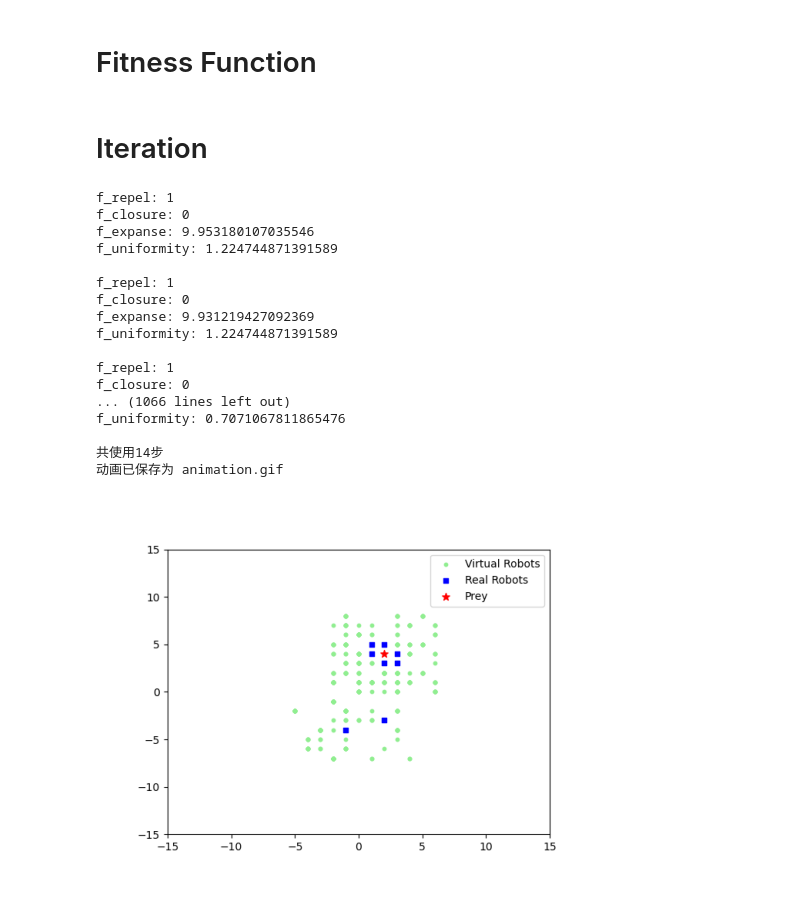
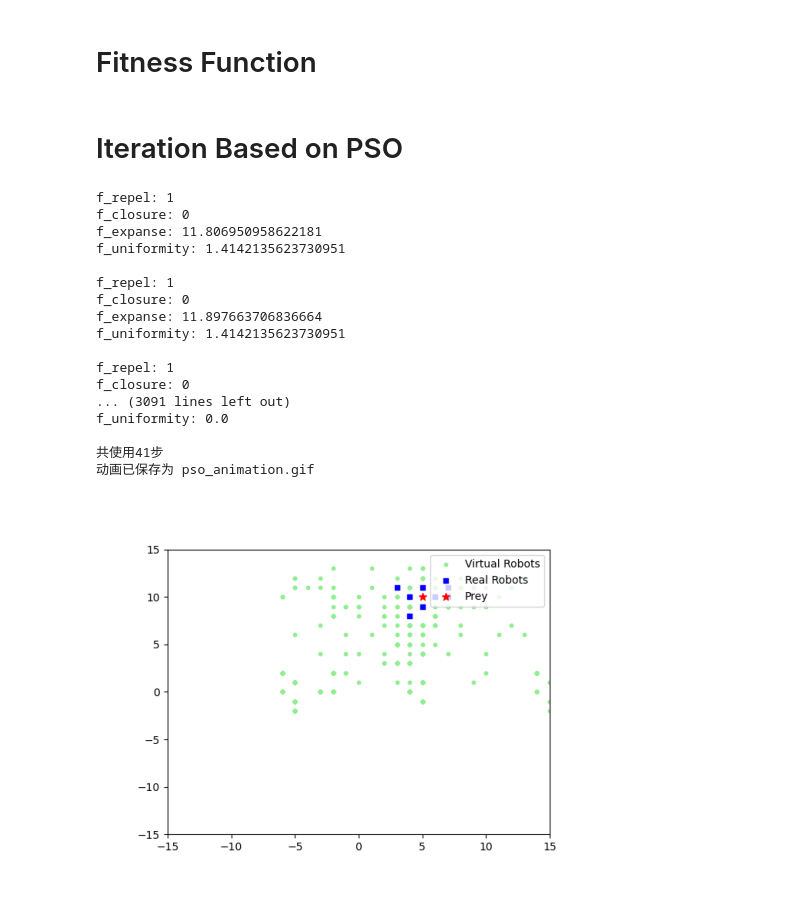
Before and after one commit to LiRongchuan/RBSO, a Jupyter notebook: ccrpr.ipynb, the cells around one changed output. Cells and saved outputs as stored; diff of their text form; code cells hidden in the pictures.

```diff
--- a/ccrpr.ipynb
+++ b/ccrpr.ipynb
@@ -82,9 +54,9 @@ def fitness_uniformity(firsts, idx, p_ij, prey):
     std = np.std(np.array([sum(mask11), sum(mask12), sum(mask21), sum(mask22)]))
     return std
 # %% [markdown]
-# Iteration
+# Iteration Based on PSO
 # %%
-def ccpso(Ns=8, Np=20, left_range=-15, right_range=15, vicinity=3, Tv=10, Td=5, Sd=0.5, time_lim=1000):
+def ccpso(Ns=8, Np=20, left_range=-15, right_range=15, vicinity=10, Tv=9, Td=5, Sd=0.5, time_lim=1000):
 
     start_time = time.time()
     p_robots = np.random.randint(left_range, right_range, (Ns, Np, 2)) # 初始种群
@@ -104,9 +76,9 @@ def ccpso(Ns=8, Np=20, left_range=-15, right_range=15, vicinity=3, Tv=10, Td=5,
     h_fitness = [np.empty(1) for i in range(Ns)]
 
     # pso超参数
-    w = 0.4
+    w = 1
     c1 = 2
-    c2 = 2
+    c2 = 4
 
     def collide(pos):
         for robot in p_robots[:, 0]:
@@ -142,7 +114,7 @@ def ccpso(Ns=8, Np=20, left_range=-15, right_range=15, vicinity=3, Tv=10, Td=5,
 
     def evaluate(idx, j):
         f_repel = fitness_repel(p_robots[:, 0].copy(), idx, p_robots[idx, j])
-        f_closure = fitness_closure(p_robots[:, 0].copy(), idx, p_robots[idx, j], prey) * 10
+        f_closure = fitness_closure(p_robots[:, 0].copy(), idx, p_robots[idx, j], prey) * 5
         f_expanse = fitness_expanse(p_robots[:, 0].copy(), idx, p_robots[idx, j], prey)
         f_uniformity = fitness_uniformity(p_robots[:, 0].copy(), idx, p_robots[idx, j], prey)
         if j == 0:
@@ -158,7 +130,6 @@ def ccpso(Ns=8, Np=20, left_range=-15, right_range=15, vicinity=3, Tv=10, Td=5,
 
     def update(idx):
         for j in range(1, Np):
-
             r1 = np.random.rand() * c1
             r2 = np.random.rand() * c2
             v = w * v_robots[idx, j] + r1 * (p_individual[idx, j] - p_robots[idx, j]) + r2 * (p_group[idx] - p_robots[idx, j])
@@ -171,7 +142,6 @@ def ccpso(Ns=8, Np=20, left_range=-15, right_range=15, vicinity=3, Tv=10, Td=5,
                 p_robots[idx, j] = p_robots[idx, 0] + vicinity * SN[v]
             else:
                 p_robots[idx, j] = p_ij
-
             evaluate(idx, j)
         f_group[idx] = np.min(f_robots[idx])
         p_group[idx] = p_robots[idx][np.argmin(f_robots[idx])]
@@ -189,21 +159,18 @@ def ccpso(Ns=8, Np=20, left_range=-15, right_range=15, vicinity=3, Tv=10, Td=5,
     os.makedirs(frame_dir, exist_ok=True)
 
     while time.time() - start_time < time_lim and not captured:
-
         steps = legal_steps(prey)
         if len(steps):
-            prey += steps[np.random.randint(0, len(steps))]
+            prey += steps[np.random.randint(0, len(steps))] # 猎物 smart random 移动
         else:
             captured = True
             break
-
         for i in range(Ns):
-            update(i) # 更新并评估每个虚拟robot
+            update(i)
             unique_cnt = np.unique(p_robots[i, 1:], axis=0).shape[0]
-            if unique_cnt < Tv: # 虚拟robot重叠时重置
+            if unique_cnt < Tv:
                 p_robots[i, 1:] = np.random.randint(left_range, right_range, (Np - 1, 2))
                 update(i)
-
             evaluate(i, 0)
             if f_group[i] < f_robots[i, 0]:
                 v = p_group[i] - p_robots[i, 0]
@@ -225,7 +192,6 @@ def ccpso(Ns=8, Np=20, left_range=-15, right_range=15, vicinity=3, Tv=10, Td=5,
             h_robots[i] = np.append(h_robots[i], p_robots[i, 0].copy().reshape(1, 2), axis=0)
             if len(h_robots[i]) > Td:
                 h_robots[i] = np.delete(h_robots[i], 0, axis=0)
-
         if len(h_robots[0]) >= Td and sum([np.std(h_fitness[i]) for i in range(Ns)]) < Sd * Ns:
             for i in range(Ns):
                 steps = legal_steps(p_robots[i, 0])
@@ -237,44 +203,42 @@ def ccpso(Ns=8, Np=20, left_range=-15, right_range=15, vicinity=3, Tv=10, Td=5,
         scatter_robots.set_offsets(p_robots[:, 0])
         scatter_prey.set_offsets(prey)
         frame_path = os.path.join(frame_dir, f"frame_{frame_cnt:03d}.png")
-
         plt.savefig(frame_path)
         frame_cnt += 1
-
 
     plt.close(fig)
     fig, ax = plt.subplots()
     ax.axis('off')
     frames = []
     for i in range(frame_cnt):
         img = plt.imread(os.path.join(frame_dir, f"frame_{i:03d}.png"))
         frame = ax.imshow(img, animated=True)
         frames.append([frame])
     for i in range(5):
         frames.append([frame])
     ani = animation.ArtistAnimation(fig, frames, interval=100)
-    ani.save('robot_animation.gif', writer='pillow', fps=3)
+    ani.save('pso_animation.gif', writer='pillow', fps=3)
     shutil.rmtree(frame_dir)  # 删除整个文件夹
     print(f'共使用{frame_cnt}步')
-    print('动画已保存为 animation.gif')
+    print('动画已保存为 pso_animation.gif')
 
 ccpso(8, 50, time_lim=30)
 # %% [output]
 f_repel: 1
 f_closure: 0
-f_expanse: 9.953180107035546
-f_uniformity: 1.224744871391589
+f_expanse: 11.806950958622181
+f_uniformity: 1.4142135623730951
 
 f_repel: 1
 f_closure: 0
-f_expanse: 9.931219427092369
-f_uniformity: 1.224744871391589
+f_expanse: 11.897663706836664
+f_uniformity: 1.4142135623730951
 
 f_repel: 1
 f_closure: 0
-... (1066 lines left out)
-f_uniformity: 0.7071067811865476
+... (3091 lines left out)
+f_uniformity: 0.0
 
-共使用14步
-动画已保存为 animation.gif
+共使用41步
+动画已保存为 pso_animation.gif
-[figure, old version]
+[figure, new version]
```
Also changed, not shown: parts of 3 cells of this notebook, 3 other files.
